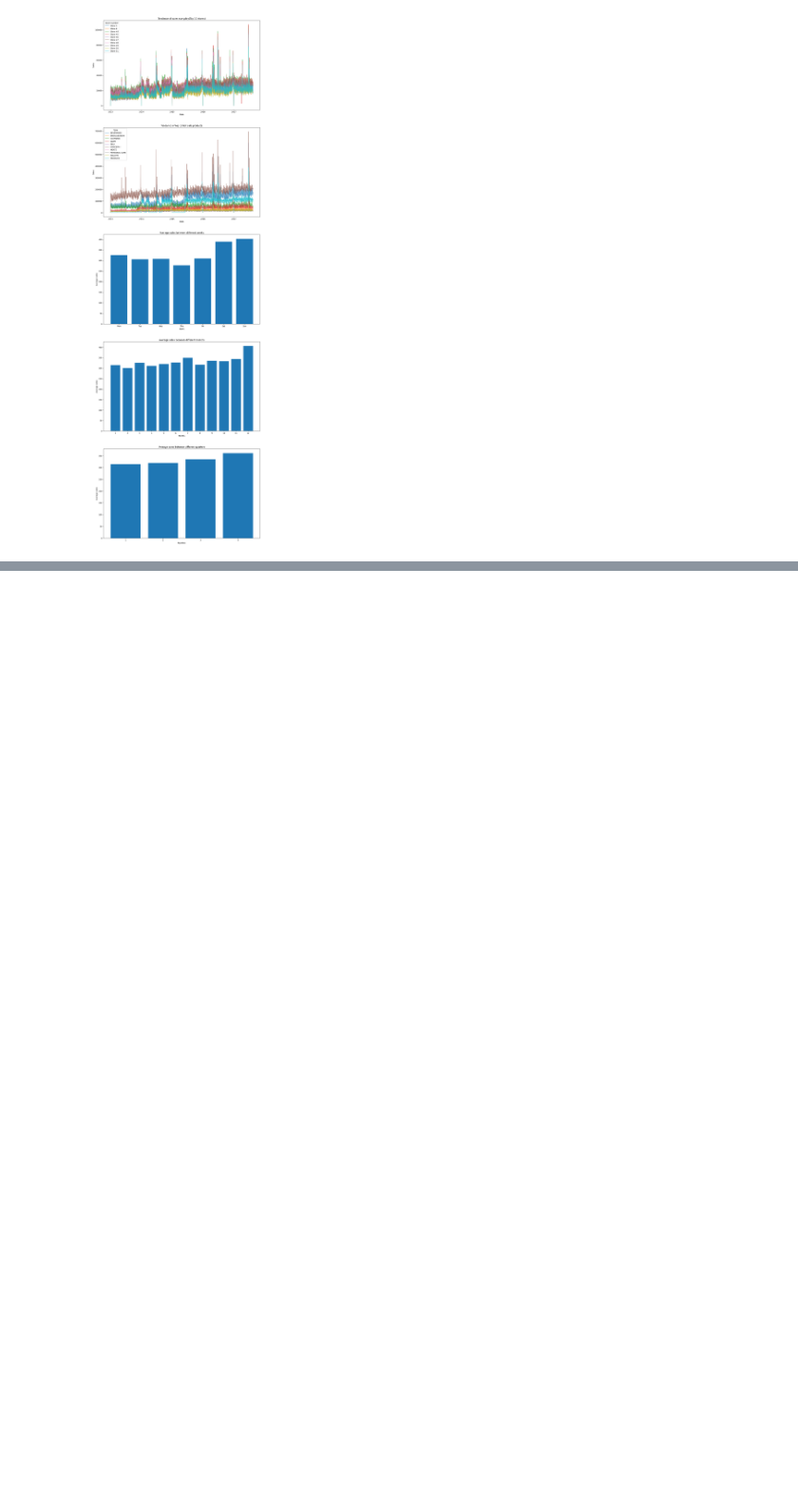
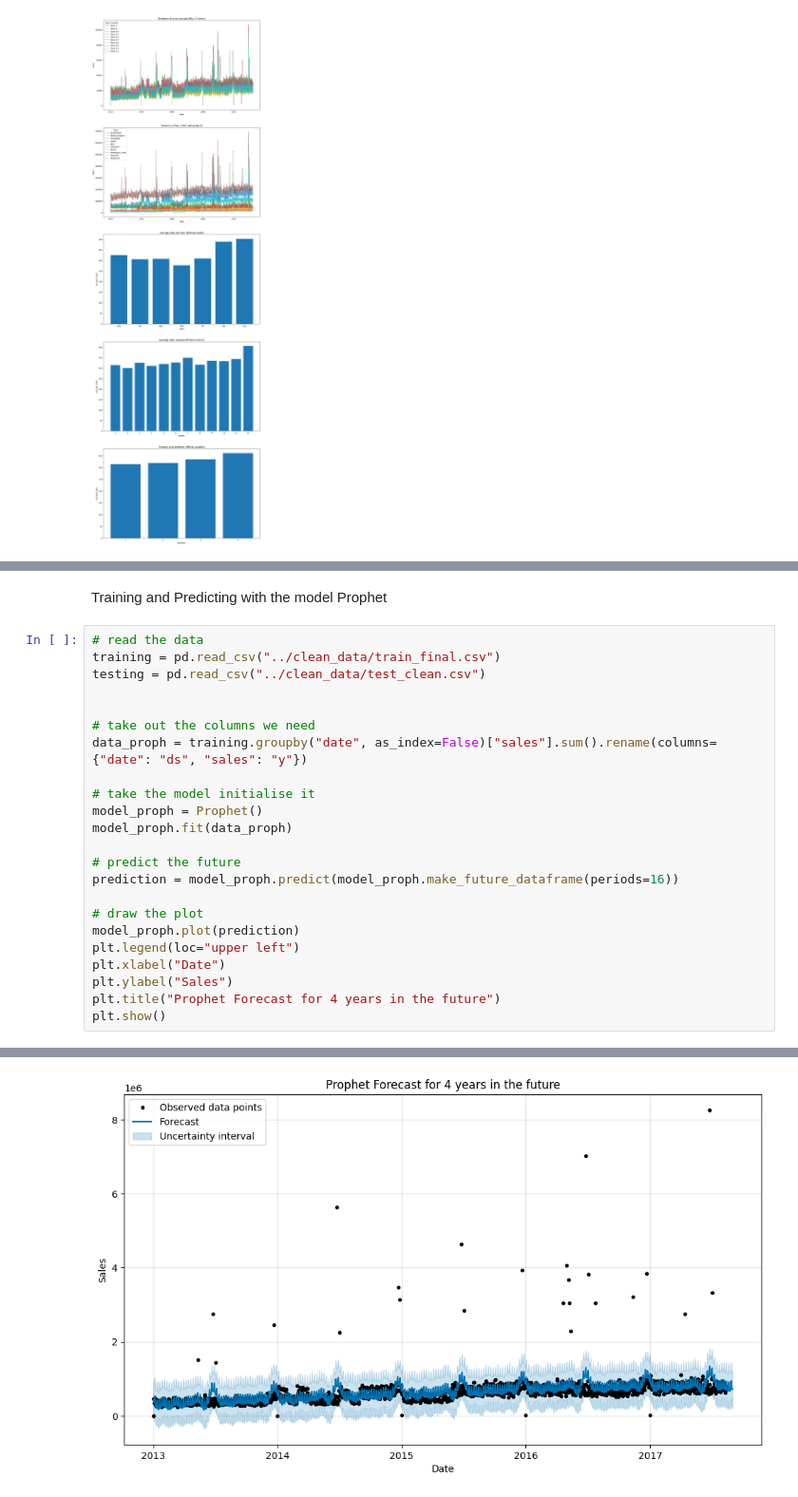
Before and after one commit to JerryJIANG721/Store-Sales---Time-Series-Forecasting, a Jupyter notebook: notebooks/notebook for JL.ipynb, the cells around one changed output, grey strips where cells are left out. Shown at 95% size. Cells and saved outputs as stored; diff of their text form; blank space fills up the shorter version.

Commit message:
done for the forecasting part of JL

```diff
--- a/notebooks/notebook for JL.ipynb
+++ b/notebooks/notebook for JL.ipynb
@@ -165,0 +187,26 @@ Text(0.5, 1.0, 'Time Plot of Total Store Sales')
+# %% [markdown]
+Training and Predicting with the model Prophet
+# %%
+# read the data
+training = pd.read_csv("../clean_data/train_final.csv")
+testing = pd.read_csv("../clean_data/test_clean.csv")
+
+
+# take out the columns we need
+data_proph = training.groupby("date", as_index=False)["sales"].sum().rename(columns={"date": "ds", "sales": "y"})
+
+# take the model initialise it
+model_proph = Prophet()
+model_proph.fit(data_proph)
+
+# predict the future
+prediction = model_proph.predict(model_proph.make_future_dataframe(periods=16))
+
+# draw the plot
+model_proph.plot(prediction)
+plt.legend(loc="upper left")
+plt.xlabel("Date")
+plt.ylabel("Sales")
+plt.title("Prophet Forecast for 4 years in the future")
+plt.show()
+# %% [output]
@@ -165,0 +215 @@ Text(0.5, 1.0, 'Time Plot of Total Store Sales')
+[figure, added]
```
Also changed, not shown: parts of 8 cells of this notebook, 1 other file.
